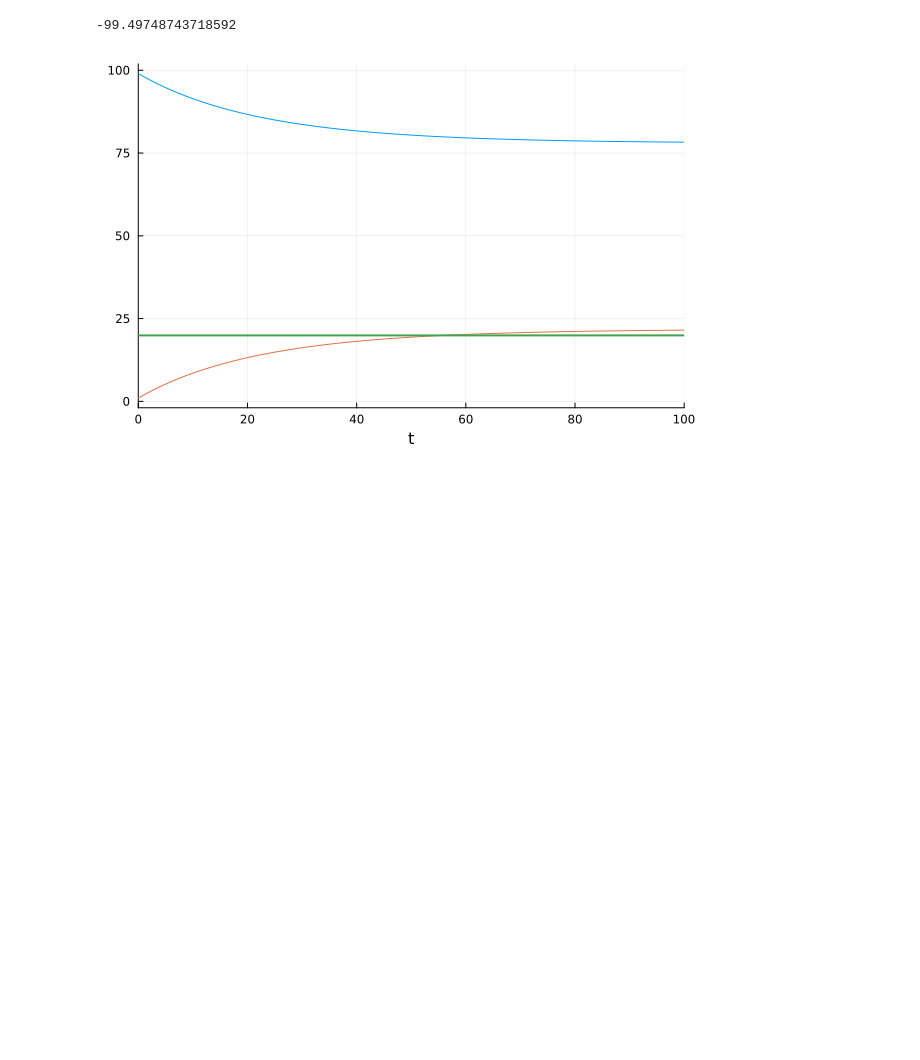
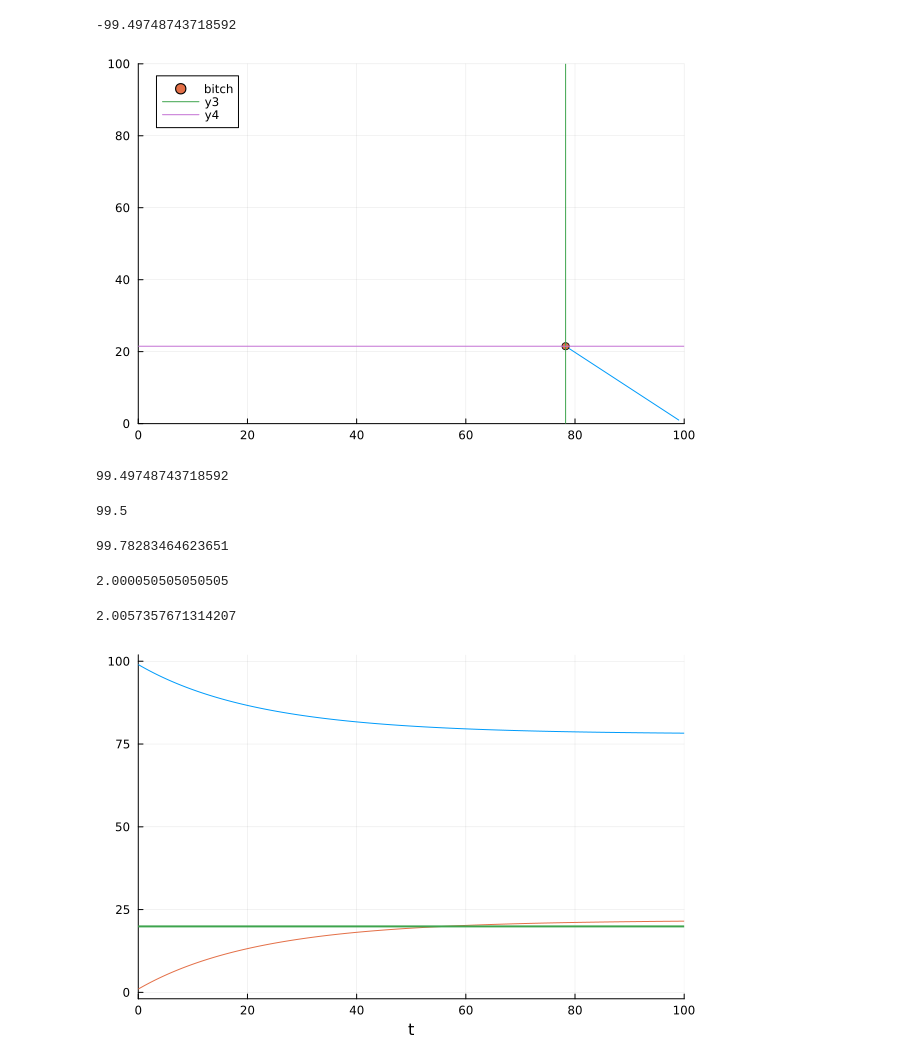
Before and after one commit to Magos-Biologis/Masters, a Jupyter notebook: Code/julia_plotting.ipynb, the cells around one changed output. Cells and saved outputs as stored; diff of their text form; code cells hidden in the pictures; blank space fills up the shorter version.

```diff
--- a/Code/julia_plotting.ipynb
+++ b/Code/julia_plotting.ipynb
@@ -58,0 +58,3 @@ u₀ = [n₁ - 1; 1; m₀];
+# %%
+a = 0.01
+u₀ = [(1-a)*n₁; a*n₂; m₀];
@@ -60,9 +64,9 @@ u₀ = [n₁ - 1; 1; m₀];
 func = ODEFunction(NonLinearCells!; jac = NonLinearCells_jac!);
 # %%
 prob = ODEProblem(func, u₀, t_span, p; tstops=t_span);
-# alg = Tsit5()
-alg = SIR54()
-sol = solve(prob, alg);
+alg = Tsit5()
+# alg = SIR54()
+sol = solve(prob, alg; abstol=1e-10, reltol=1e-10);
 # %%
 
 # dt = 0.01
@@ -141,6 +165,38 @@ c₂_fixed = -(w₁ * n₁)/ (ω[2,2] - f[2,2] * n₁ - w₁)
 c₁_fixed = -w₂/w₁ * ((n₁*n₂)/(n₁ + n₂))
 # %% [output]
 -99.49748743718592
+# %%
+plot(sol; idxs=(1,2), plot_density=10_000, label=false)
+scatter!((c₁[end], c₂[end]); label="bitch" )
+
+
+vline!([c₁[end]])
+hline!([c₂[end]])
+
+xlims!(0,100)
+ylims!(0,100)
+# %% [output]
+[figure, added]
+# %%
+2 * ((n₁*n₂) / (n₁ + n₂))
+# %% [output]
+99.49748743718592
+# %%
+c_T = (n₁ + n₂) / 2
+# %% [output]
+99.5
+# %%
+cT = c₁[end]+c₂[end]
+# %% [output]
+99.78283464623651
+# %%
+c_T / n₁ + c_T / n₂
+# %% [output]
+2.000050505050505
+# %%
+cT/n₁+ cT/n₂
+# %% [output]
+2.0057357671314207
 # %%
 gr()
 plot(ode_plot)
```
Also changed, not shown: parts of 6 cells of this notebook, 5 other files.
